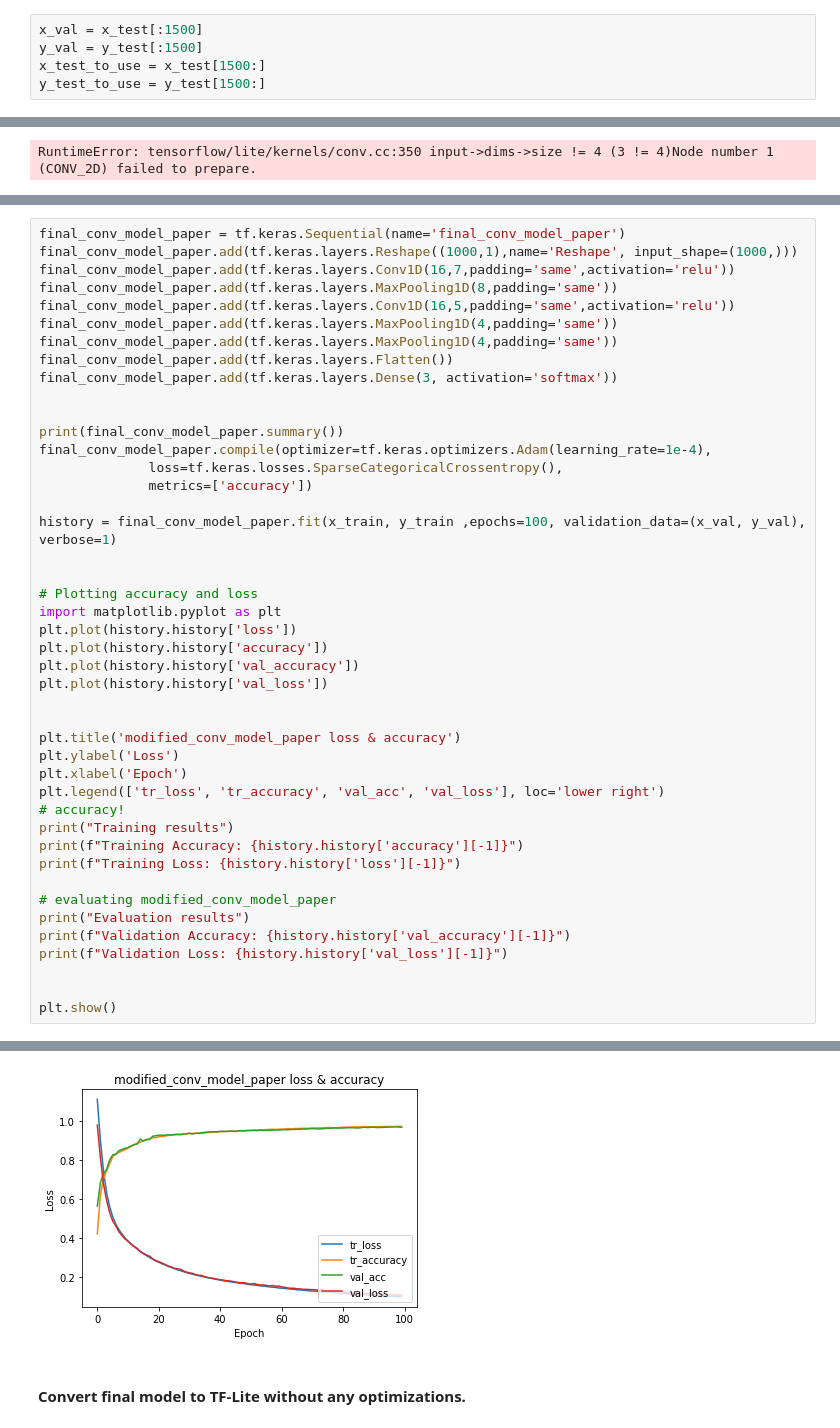
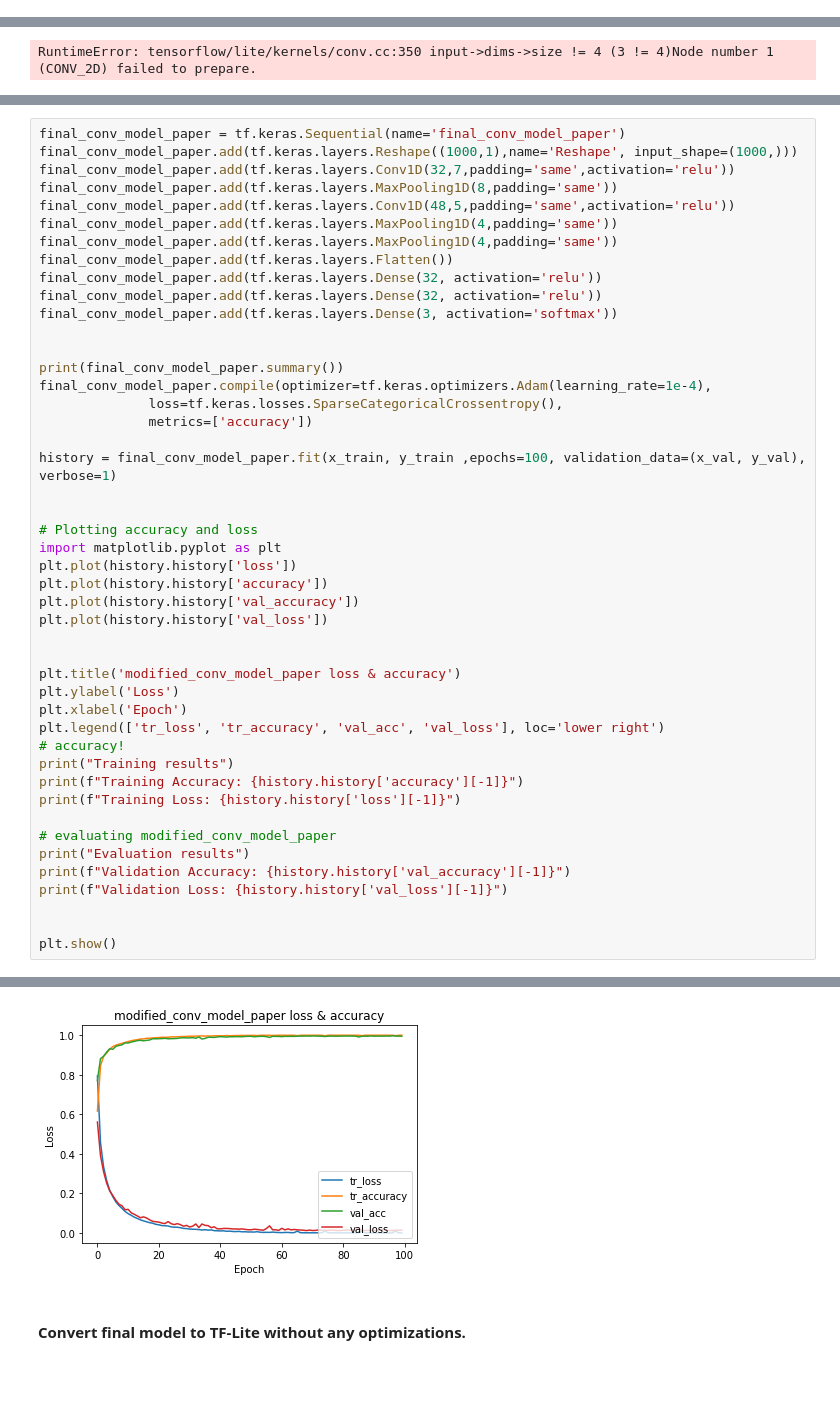
Before and after one commit to veysiadn/acustic-emission-models, a Jupyter notebook: convert_deploy.ipynb, the cells around one changed output, grey strips where cells are left out. Drawn from its saved outputs; the diff is of its cells as text; blank space fills up the shorter version.

Commit message:
update plot, deploy_convert file

```diff
--- a/convert_deploy.ipynb
+++ b/convert_deploy.ipynb
@@ -220,5 +85,0 @@ Epoch 30/30
-# %%
-x_val = x_test[:1500]
-y_val = y_test[:1500]
-x_test_to_use = x_test[1500:]
-y_test_to_use = y_test[1500:]
@@ -363,12 +217,14 @@ RuntimeError: tensorflow/lite/kernels/conv.cc:350 input->dims->size != 4 (3 != 4
 # %%
 final_conv_model_paper = tf.keras.Sequential(name='final_conv_model_paper')
 final_conv_model_paper.add(tf.keras.layers.Reshape((1000,1),name='Reshape', input_shape=(1000,)))
-final_conv_model_paper.add(tf.keras.layers.Conv1D(16,7,padding='same',activation='relu'))
+final_conv_model_paper.add(tf.keras.layers.Conv1D(32,7,padding='same',activation='relu'))
 final_conv_model_paper.add(tf.keras.layers.MaxPooling1D(8,padding='same'))
-final_conv_model_paper.add(tf.keras.layers.Conv1D(16,5,padding='same',activation='relu'))
+final_conv_model_paper.add(tf.keras.layers.Conv1D(48,5,padding='same',activation='relu'))
 final_conv_model_paper.add(tf.keras.layers.MaxPooling1D(4,padding='same'))
 final_conv_model_paper.add(tf.keras.layers.MaxPooling1D(4,padding='same'))
 final_conv_model_paper.add(tf.keras.layers.Flatten())
+final_conv_model_paper.add(tf.keras.layers.Dense(32, activation='relu'))
+final_conv_model_paper.add(tf.keras.layers.Dense(32, activation='relu'))
 final_conv_model_paper.add(tf.keras.layers.Dense(3, activation='softmax'))
 
 
@@ -445,4 +281,4 @@ Validation Loss: 0.10839276015758514
-[figure, old version]
+[figure, new version]
 # %% [markdown]
 #### Convert final model to TF-Lite without any optimizations.
 # %%
```
Also changed, not shown: parts of 23 cells of this notebook, 2 other files.
